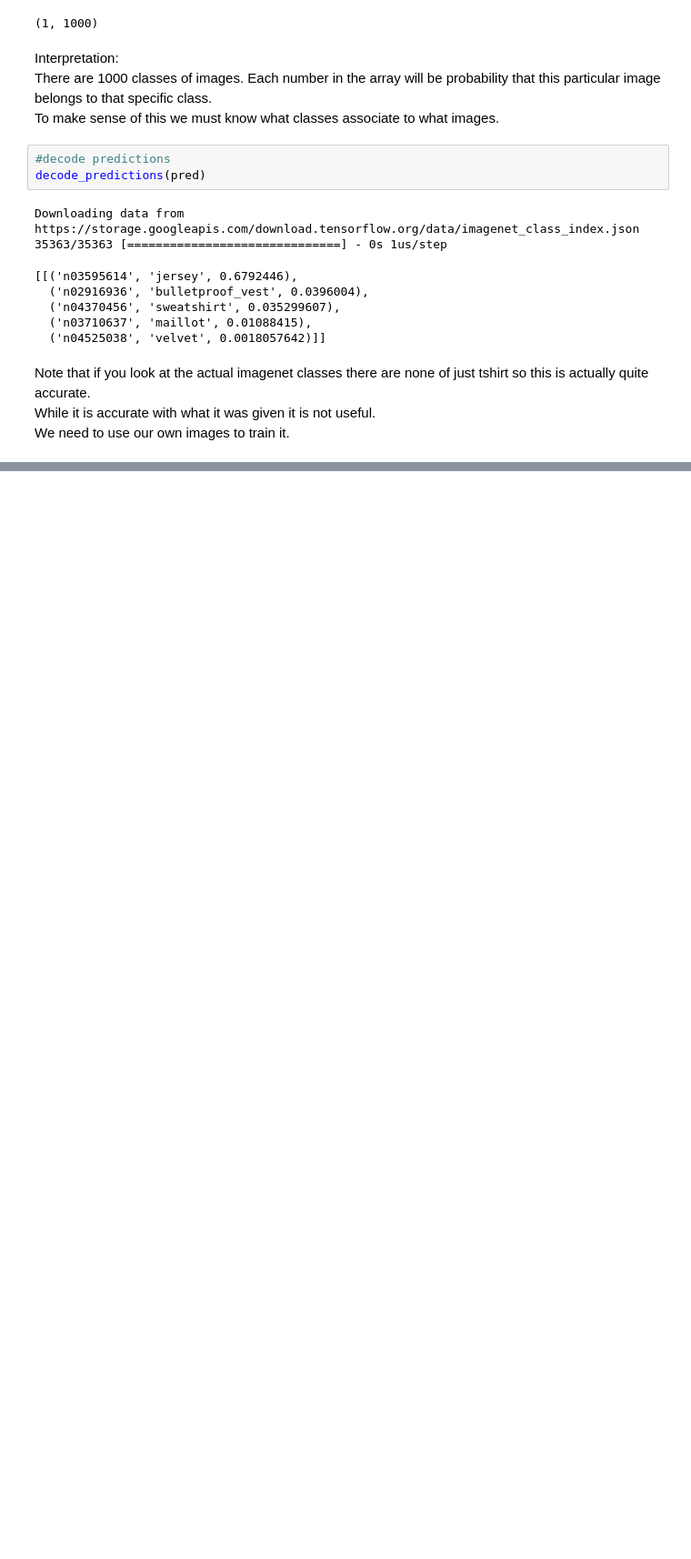
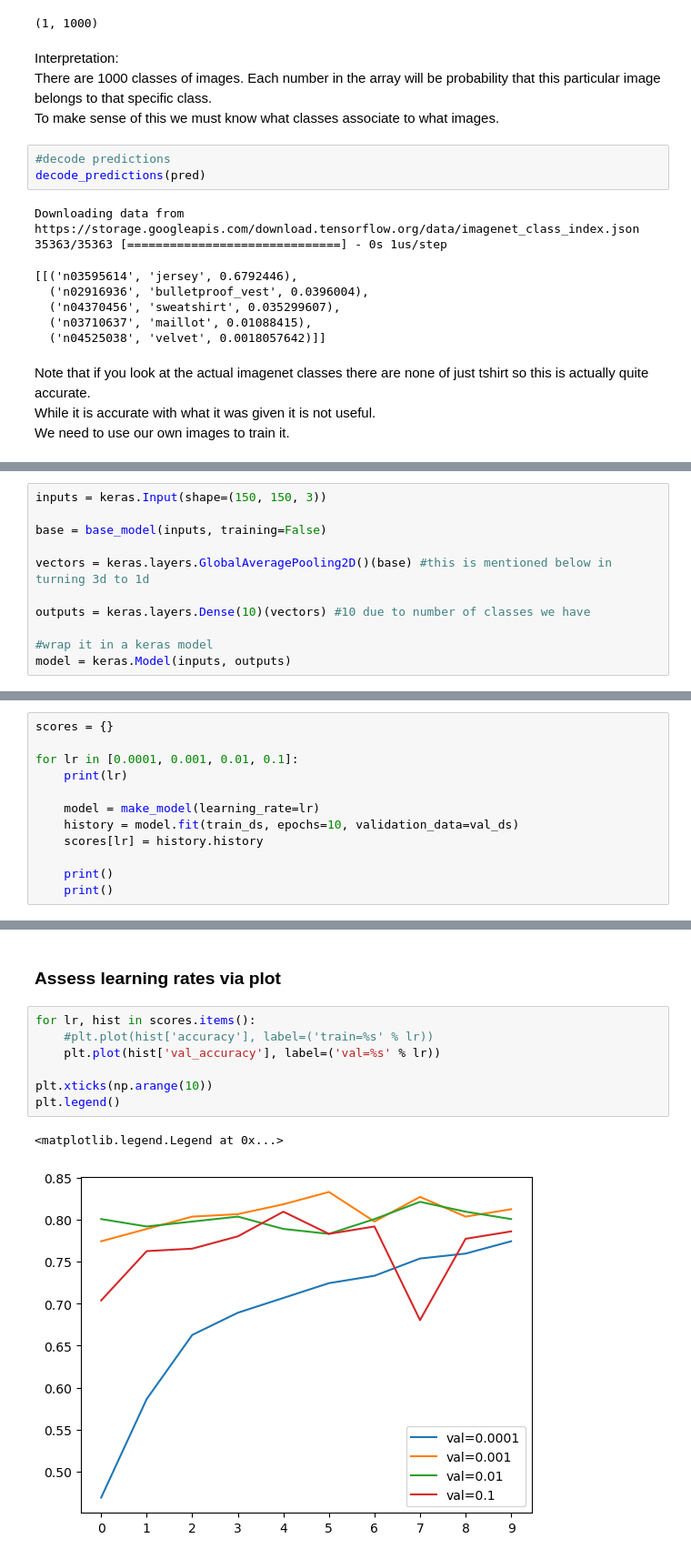
Before and after one commit to TylerJSimpson/machine_learning_zoomcamp, a Jupyter notebook: week_8/example.ipynb, the cells around one changed output, grey strips where cells are left out. Shown at 91% size. Drawn from its saved outputs; the diff is of its cells as text; blank space fills up the shorter version.

```diff
--- a/week_8/example.ipynb
+++ b/week_8/example.ipynb
@@ -161,0 +235,11 @@ We need to use our own images to train it.
+# %%
+inputs = keras.Input(shape=(150, 150, 3))
+
+base = base_model(inputs, training=False)
+
+vectors = keras.layers.GlobalAveragePooling2D()(base) #this is mentioned below in turning 3d to 1d
+
+outputs = keras.layers.Dense(10)(vectors) #10 due to number of classes we have
+
+#wrap it in a keras model
+model = keras.Model(inputs, outputs)
@@ -161,0 +385,12 @@ We need to use our own images to train it.
+# %%
+scores = {}
+
+for lr in [0.0001, 0.001, 0.01, 0.1]:
+    print(lr)
+
+    model = make_model(learning_rate=lr)
+    history = model.fit(train_ds, epochs=10, validation_data=val_ds)
+    scores[lr] = history.history
+
+    print()
+    print()
@@ -161,0 +415,12 @@ We need to use our own images to train it.
+# %% [markdown]
+### Assess learning rates via plot
+# %%
+for lr, hist in scores.items():
+    #plt.plot(hist['accuracy'], label=('train=%s' % lr))
+    plt.plot(hist['val_accuracy'], label=('val=%s' % lr))
+
+plt.xticks(np.arange(10))
+plt.legend()
+# %% [output]
+<matplotlib.legend.Legend at 0x...>
+[figure, added]
```
Also changed, not shown: parts of 86 cells of this notebook, 10 other files.
